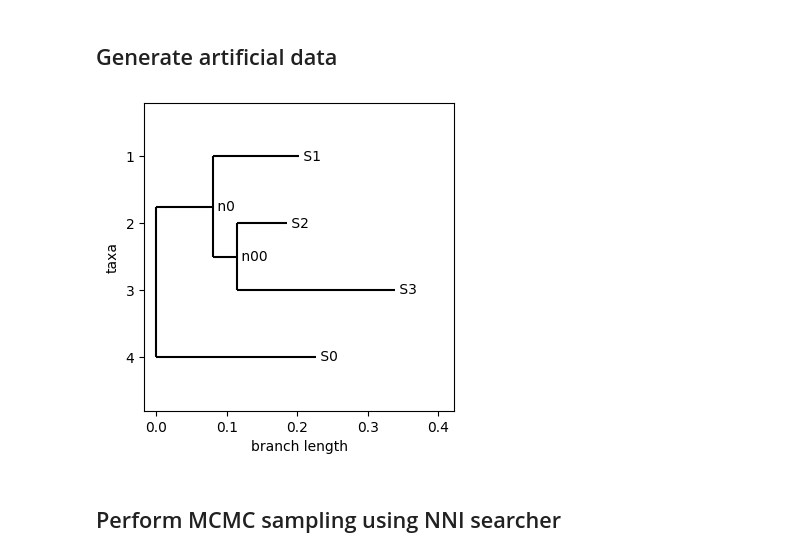
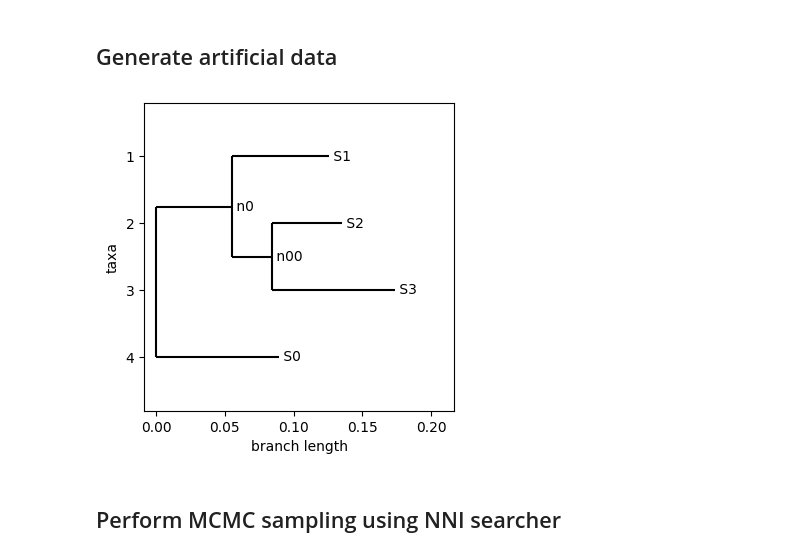
Before and after one commit to LeonMengoni/Bayesian-Phylogenetics, a Jupyter notebook: BayesianPhylogenetics.ipynb, the cells around one changed output. Saved outputs shown, nothing was run; the diff lists cells and outputs as text; code cells hidden in the pictures.

```diff
--- a/BayesianPhylogenetics.ipynb
+++ b/BayesianPhylogenetics.ipynb
@@ -22,20 +22,22 @@ random.seed(seed)
 # %%
 # Generate artificial data
 
 seq_len = 100
 n_taxa = 4
 outgroup = "S0" # Outgroup fixed
 
 exponential_params = {"distribution": "exponential", "scale": 0.1}
+uniform_params = {"distribution": "uniform", "low": 0, "high": 0.1}
 
-true_tree, data = simulate_artificial_data(n_taxa, seq_len, outgroup, exponential_params)
+# true_tree, data = simulate_artificial_data(n_taxa, seq_len, outgroup, exponential_params)
+true_tree, data = simulate_artificial_data(n_taxa, seq_len, outgroup, uniform_params)
 taxa_names = list(data.keys())
 taxa_sequences = list(data.values())
 
 # Draw true tree
 true_tree.draw()
 # %% [output]
-[figure, old version]
+[figure, new version]
 # %% [markdown]
 ## Perform MCMC sampling using NNI searcher
 # %%
```
Also changed, not shown: parts of 7 cells of this notebook, 3 other files.
